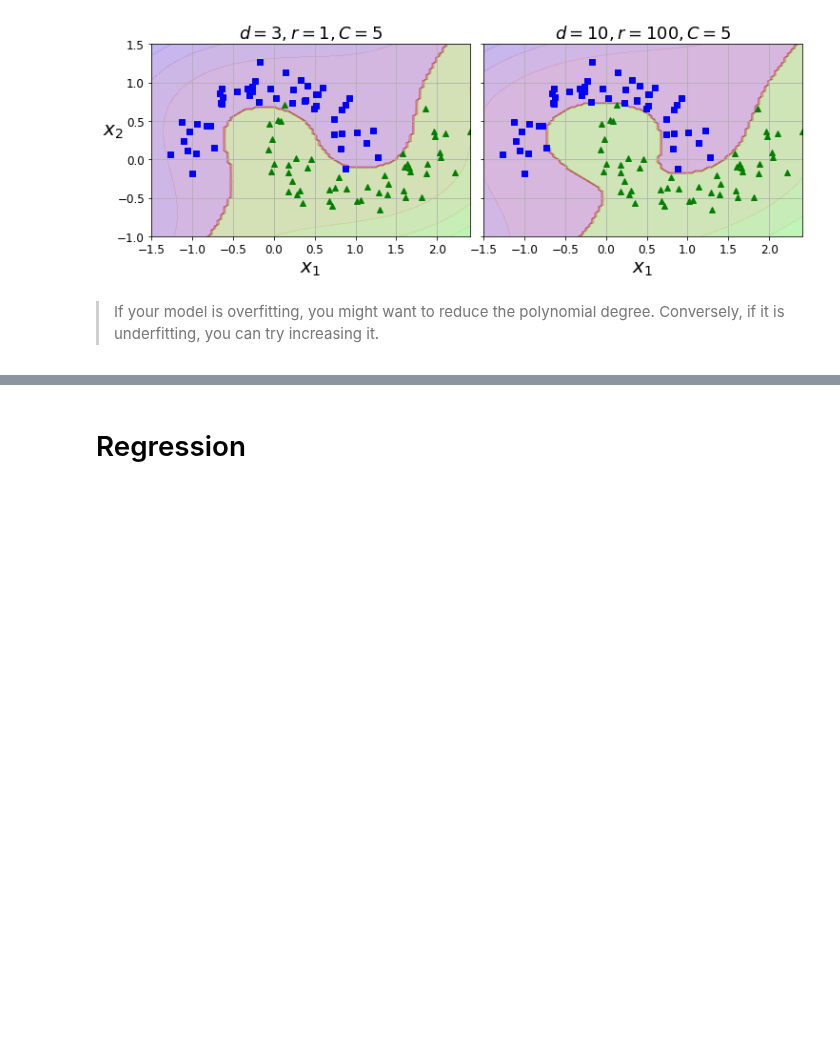
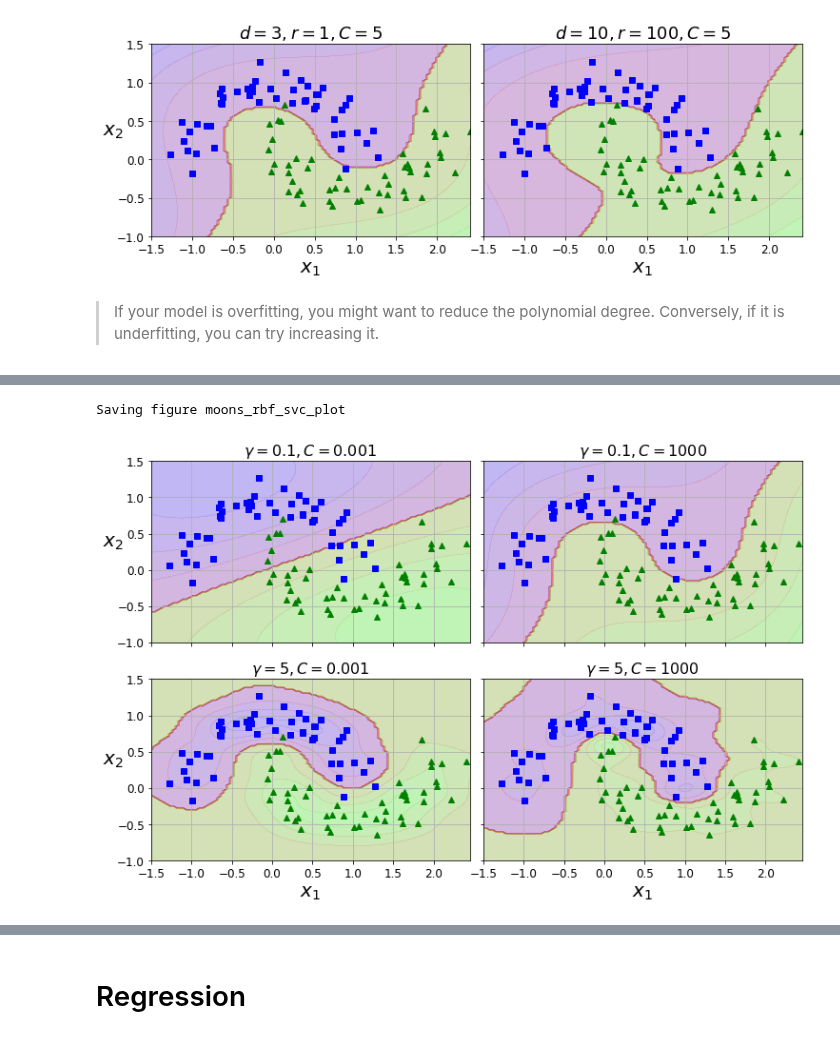
Before and after one commit to nyculescu/handson-ml2, a Jupyter notebook: 05_support_vector_machines.ipynb, the cells around one changed output, grey strips where cells are left out. Drawn from its saved outputs; the diff is of its cells as text; code cells hidden in the pictures; blank space fills up the shorter version.

```diff
--- a/05_support_vector_machines.ipynb
+++ b/05_support_vector_machines.ipynb
@@ -653,30 +685,35 @@ rbf_kernel_svm_clf.fit(X, y)
 from sklearn.svm import SVC
 
 gamma1, gamma2 = 0.1, 5
 C1, C2 = 0.001, 1000
 hyperparams = (gamma1, C1), (gamma1, C2), (gamma2, C1), (gamma2, C2)
 
 svm_clfs = []
 for gamma, C in hyperparams:
     rbf_kernel_svm_clf = Pipeline([
             ("scaler", StandardScaler()),
             ("svm_clf", SVC(kernel="rbf", gamma=gamma, C=C))
         ])
     rbf_kernel_svm_clf.fit(X, y)
     svm_clfs.append(rbf_kernel_svm_clf)
 
 fig, axes = plt.subplots(nrows=2, ncols=2, figsize=(10.5, 7), sharex=True, sharey=True)
 
+print_bold("Figure 5-9. SVM classifiers using an RBF kernel")
+
 for i, svm_clf in enumerate(svm_clfs):
     plt.sca(axes[i // 2, i % 2])
     plot_predictions(svm_clf, [-1.5, 2.45, -1, 1.5])
     plot_dataset(X, y, [-1.5, 2.45, -1, 1.5])
     gamma, C = hyperparams[i]
     plt.title(r"$\gamma = {}, C = {}$".format(gamma, C), fontsize=16)
     if i in (0, 1):
         plt.xlabel("")
     if i in (1, 3):
         plt.ylabel("")
 
 save_fig("moons_rbf_svc_plot")
 plt.show()
+# %% [output]
+Saving figure moons_rbf_svc_plot
+[figure, added]
```
Also changed, not shown: parts of 19 cells of this notebook.
